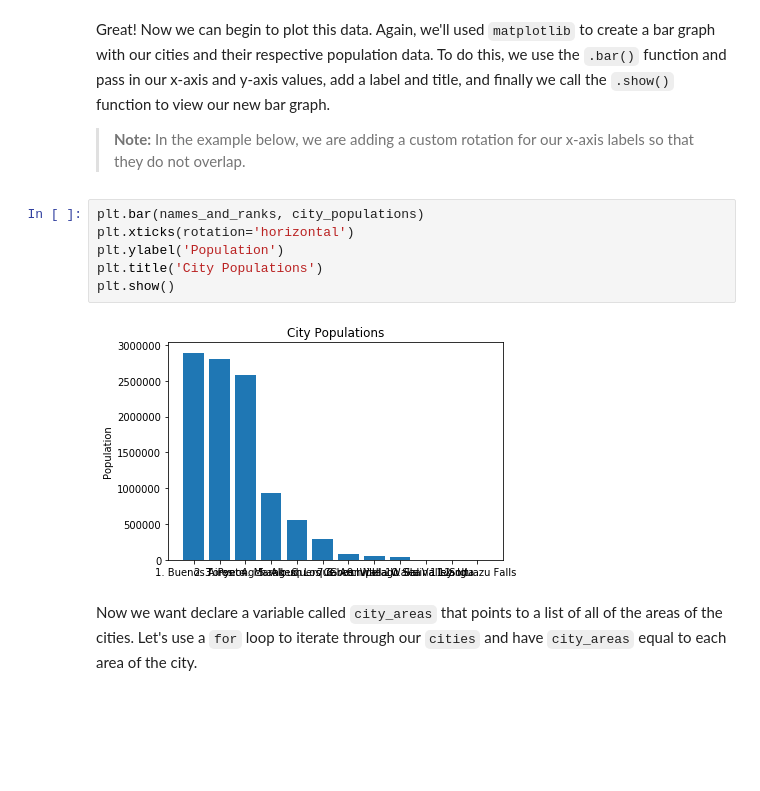
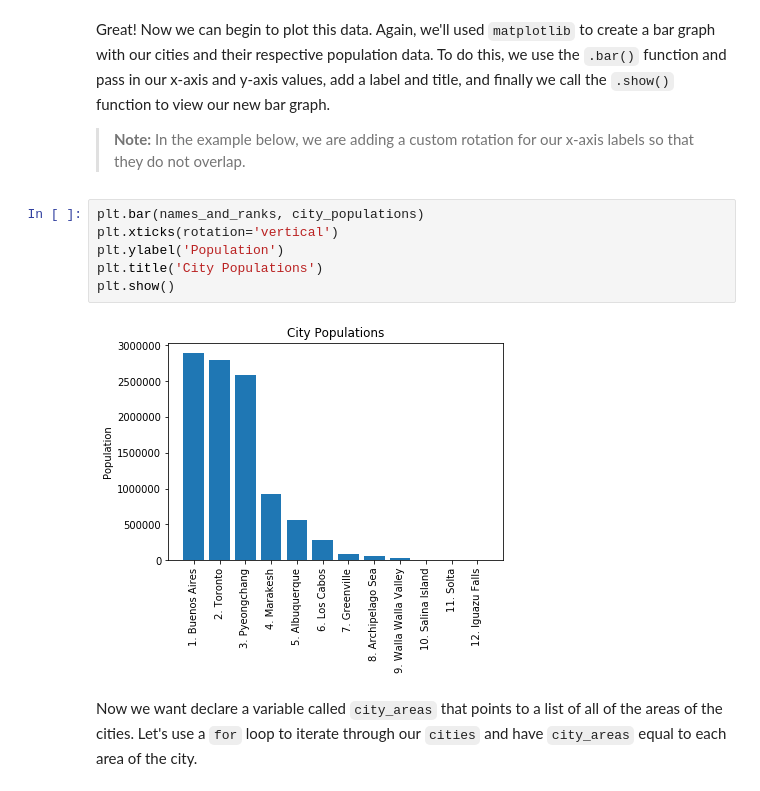
Before and after one commit to yoshinator/dsc-looping-over-collections-lab-staff, a Jupyter notebook: index.ipynb, the cells around one changed output. Saved outputs shown, nothing was run; the diff lists cells and outputs as text; blank space fills up the shorter version.

```diff
--- a/index.ipynb
+++ b/index.ipynb
@@ -159,12 +159,12 @@ Great! Now we can begin to plot this data. Again, we'll used `matplotlib` to cre
 > **Note:** In the example below, we are adding a custom rotation for our x-axis labels so that they do not overlap.
 # %%
 plt.bar(names_and_ranks, city_populations)
-plt.xticks(rotation='horizontal')
+plt.xticks(rotation='vertical')
 plt.ylabel('Population')
 plt.title('City Populations')
 plt.show()
 # %% [output]
-[figure, old version]
+[figure, new version]
 # %% [markdown]
 Now we want declare a variable called `city_areas` that points to a list of all of the areas of the cities.  Let's use a `for` loop to iterate through our `cities` and have `city_areas` equal to each area of the city.
 # %%
```
